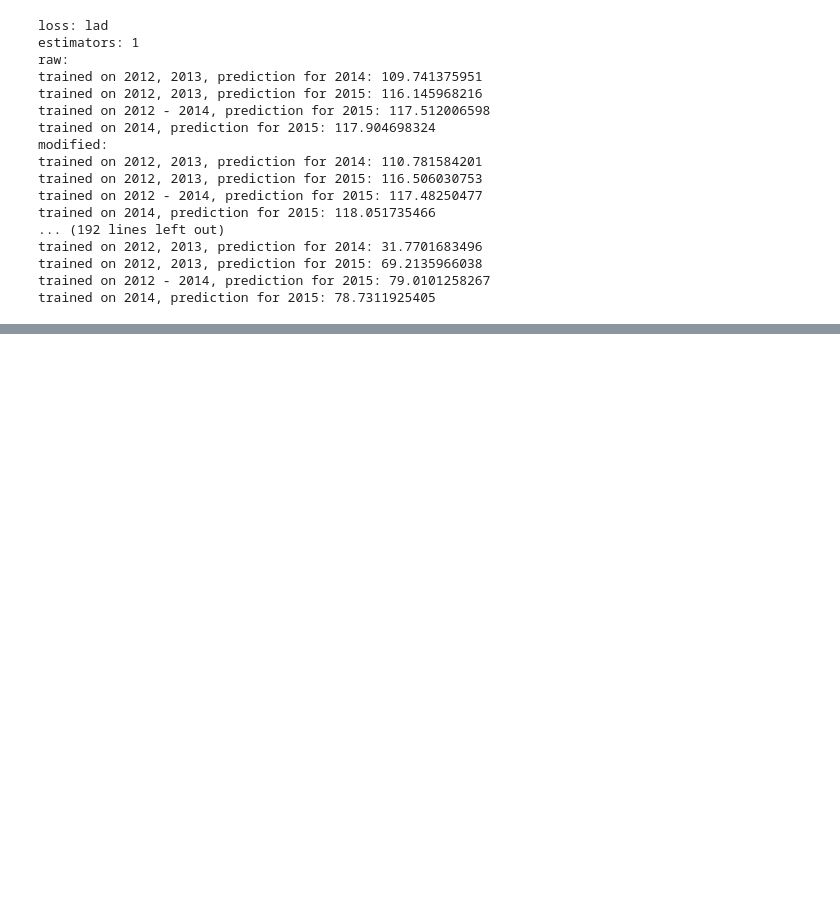
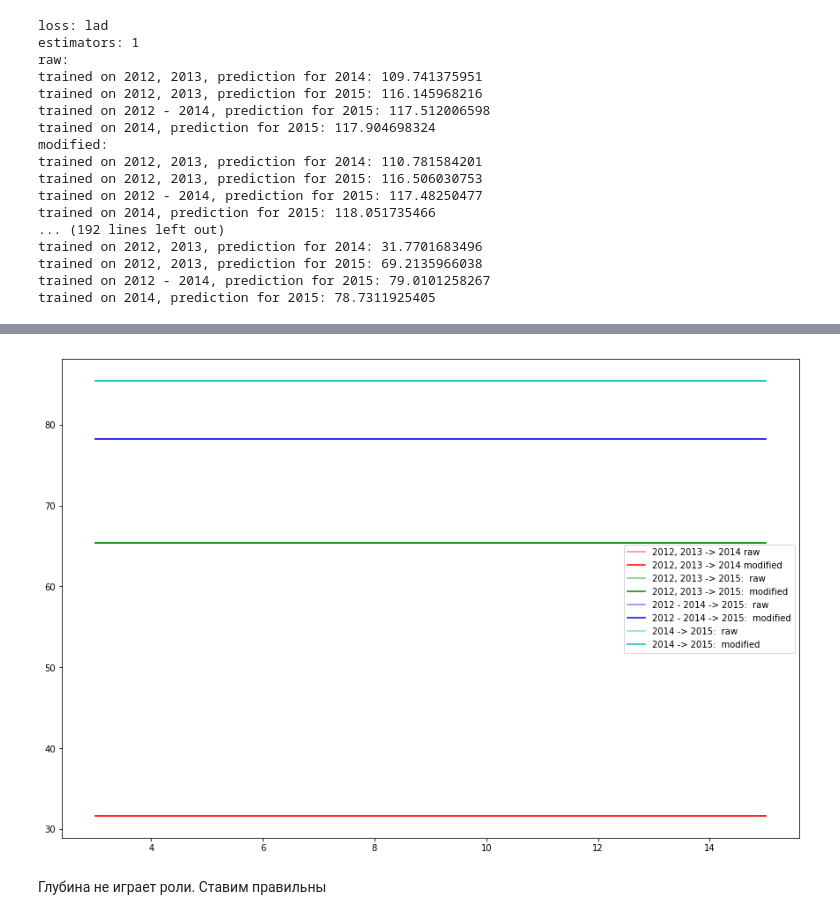
Before and after one commit to KaloshinPE/machinelearning_6sem, a Jupyter notebook: task3/my_solution.ipynb, the cells around one changed output, grey strips where cells are left out. Cells and saved outputs as stored; diff of their text form; code cells hidden in the pictures; blank space fills up the shorter version.

```diff
--- a/task3/my_solution.ipynb
+++ b/task3/my_solution.ipynb
@@ -96,0 +141,8 @@ plt.show()
+# %%
+raw_scores = []
+modified_scores = []
+max_depth = [3, 5, 7, 10, 15]
+for d in max_depth:
+    r1, r2 = test_alg(loss='lad', n_estimators=60, max_depth=d, log=True)
+    raw_scores.append(r1)
+    modified_scores.append(r1)
@@ -96,0 +167,16 @@ plt.show()
+# %%
+raw_scores_arr = np.array(raw_scores).transpose()
+modified_scores_arr = np.array(modified_scores).transpose()
+names = ["2012, 2013 -> 2014", "2012, 2013 -> 2015: ",
+        "2012 - 2014 -> 2015: ", "2014 -> 2015: "]
+my_colors = ['r', 'g', 'b', 'c']
+
+for i in range(4):
+    plt.plot(max_depth, raw_scores_arr[i], label=names[i] + ' raw', color=my_colors[i], alpha = 0.5)
+    plt.plot(max_depth, modified_scores_arr[i], label=names[i] + ' modified', color=my_colors[i])
+plt.legend()
+plt.show()
+# %% [output]
+[figure, added]
+# %% [markdown]
+Глубина не играет роли. Ставим правильны
```
Also changed, not shown: parts of 8 cells of this notebook, 2 other files.
